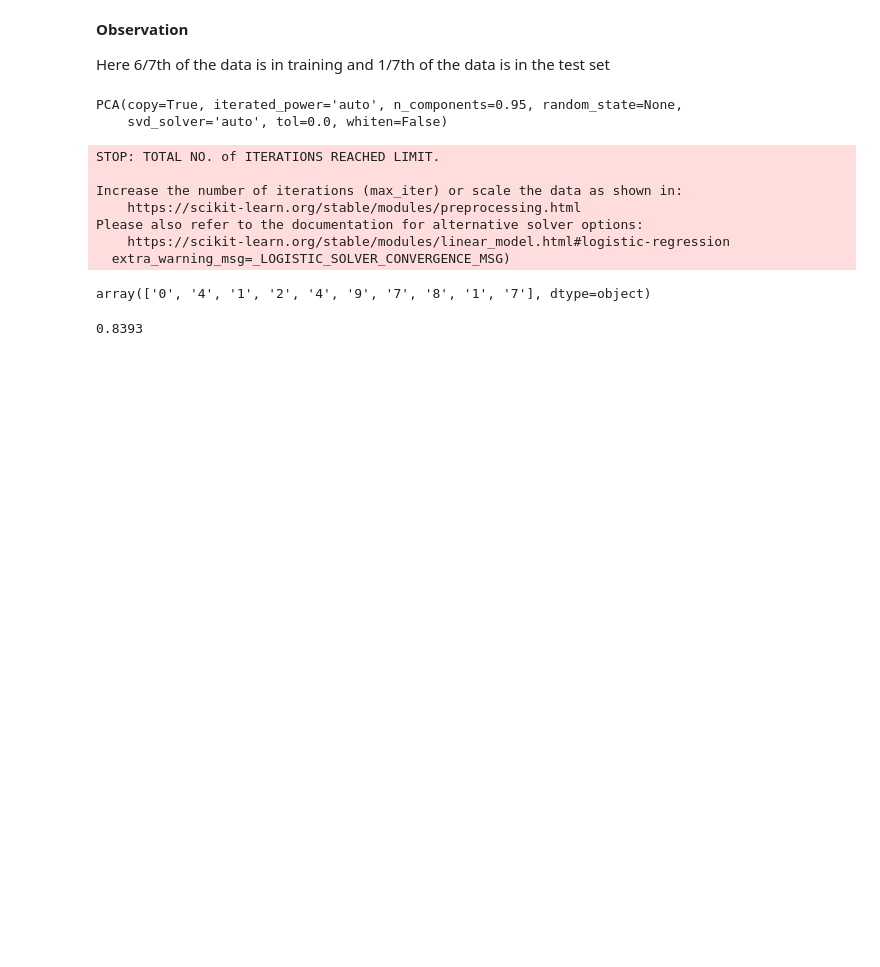
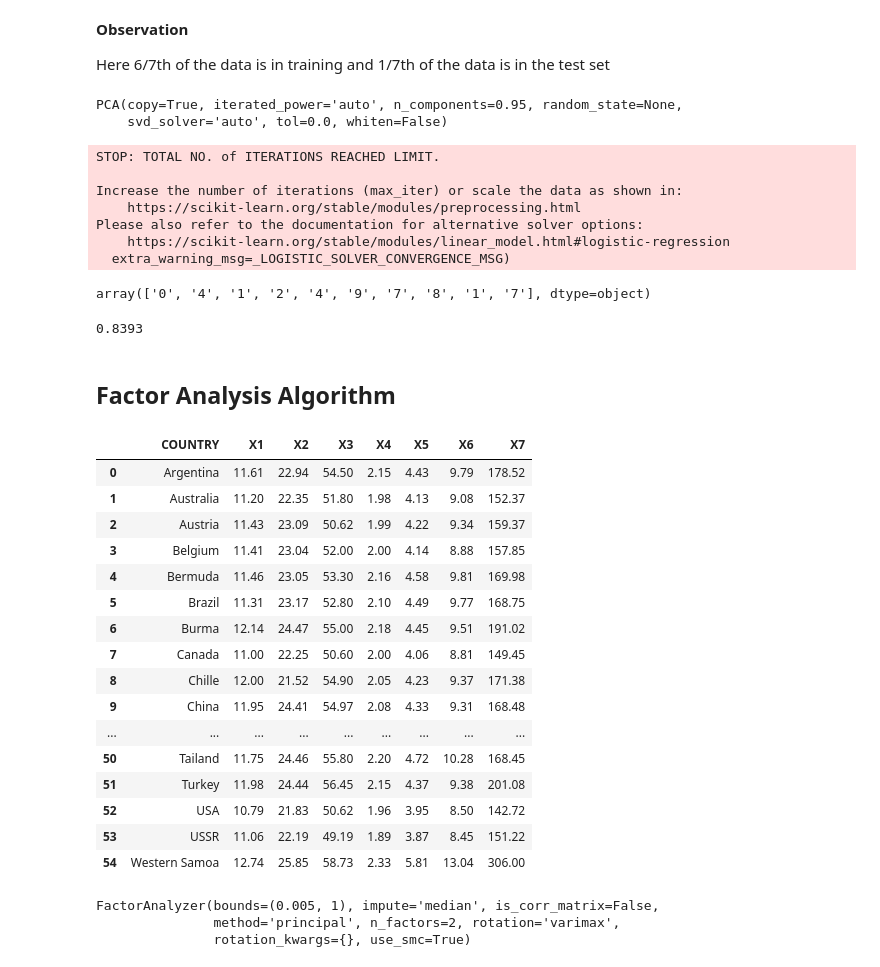
Before and after one commit to rishavk1102/Dimensionality-Reduction-Algorithms, a Jupyter notebook: Dimensionality Reduction Algorithms.ipynb, the cells around one changed output. Saved outputs shown, nothing was run; the diff lists cells and outputs as text; code cells hidden in the pictures; blank space fills up the shorter version.

```diff
--- a/Dimensionality Reduction Algorithms.ipynb
+++ b/Dimensionality Reduction Algorithms.ipynb
@@ -415,3 +415,46 @@ array(['0', '4', '1', '2', '4', '9', '7', '8', '1', '7'], dtype=object)
 logisticRegr.score(test_img, test_lbl)
 # %% [output]
 0.8393
+# %% [markdown]
+<h2>Factor Analysis Algorithm</h2>
+# %%
+#importing dataset
+import pandas as pd
+df = pd.read_csv("women_track_records.csv")
+
+df
+# %% [output]
+|  | COUNTRY | X1 | X2 | X3 | X4 | X5 | X6 | X7 |
+| 0 | Argentina | 11.61 | 22.94 | 54.50 | 2.15 | 4.43 | 9.79 | 178.52 |
+| 1 | Australia | 11.20 | 22.35 | 51.80 | 1.98 | 4.13 | 9.08 | 152.37 |
+| 2 | Austria | 11.43 | 23.09 | 50.62 | 1.99 | 4.22 | 9.34 | 159.37 |
+| 3 | Belgium | 11.41 | 23.04 | 52.00 | 2.00 | 4.14 | 8.88 | 157.85 |
+| 4 | Bermuda | 11.46 | 23.05 | 53.30 | 2.16 | 4.58 | 9.81 | 169.98 |
+| 5 | Brazil | 11.31 | 23.17 | 52.80 | 2.10 | 4.49 | 9.77 | 168.75 |
+| 6 | Burma | 12.14 | 24.47 | 55.00 | 2.18 | 4.45 | 9.51 | 191.02 |
+| 7 | Canada | 11.00 | 22.25 | 50.60 | 2.00 | 4.06 | 8.81 | 149.45 |
+| 8 | Chille | 12.00 | 21.52 | 54.90 | 2.05 | 4.23 | 9.37 | 171.38 |
+| 9 | China | 11.95 | 24.41 | 54.97 | 2.08 | 4.33 | 9.31 | 168.48 |
+| ... | ... | ... | ... | ... | ... | ... | ... | ... |
+| 50 | Tailand | 11.75 | 24.46 | 55.80 | 2.20 | 4.72 | 10.28 | 168.45 |
+| 51 | Turkey | 11.98 | 24.44 | 56.45 | 2.15 | 4.37 | 9.38 | 201.08 |
+| 52 | USA | 10.79 | 21.83 | 50.62 | 1.96 | 3.95 | 8.50 | 142.72 |
+| 53 | USSR | 11.06 | 22.19 | 49.19 | 1.89 | 3.87 | 8.45 | 151.22 |
+| 54 | Western Samoa | 12.74 | 25.85 | 58.73 | 2.33 | 5.81 | 13.04 | 306.00 |
+# %%
+from sklearn.preprocessing import StandardScaler
+from factor_analyzer import FactorAnalyzer
+
+X = df.iloc[:, 1:8]
+
+sc = StandardScaler()
+X_scaled = sc.fit_transform(X)
+
+#performing factor analysis
+fa = FactorAnalyzer(n_factors=2, rotation="varimax", method="principal",
+                    is_corr_matrix=False)
+fa.fit(X_scaled)
+# %% [output]
+FactorAnalyzer(bounds=(0.005, 1), impute='median', is_corr_matrix=False,
+               method='principal', n_factors=2, rotation='varimax',
+               rotation_kwargs={}, use_smc=True)
```
Also changed, not shown: parts of 4 cells of this notebook, 3 other files.
